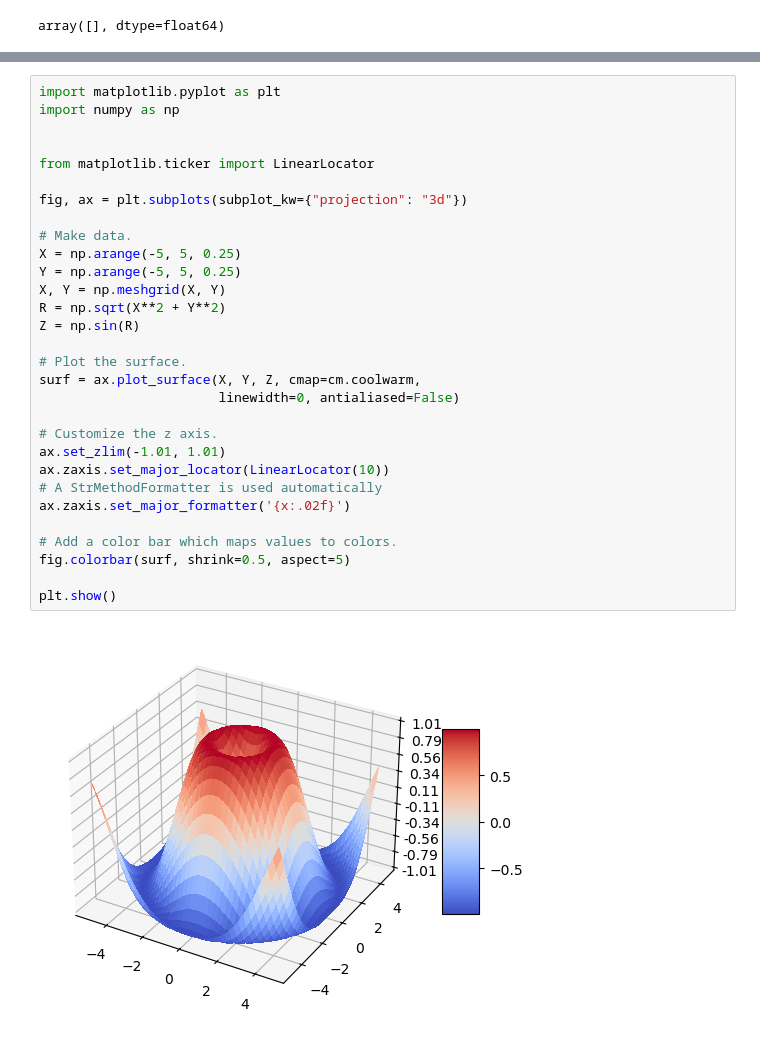
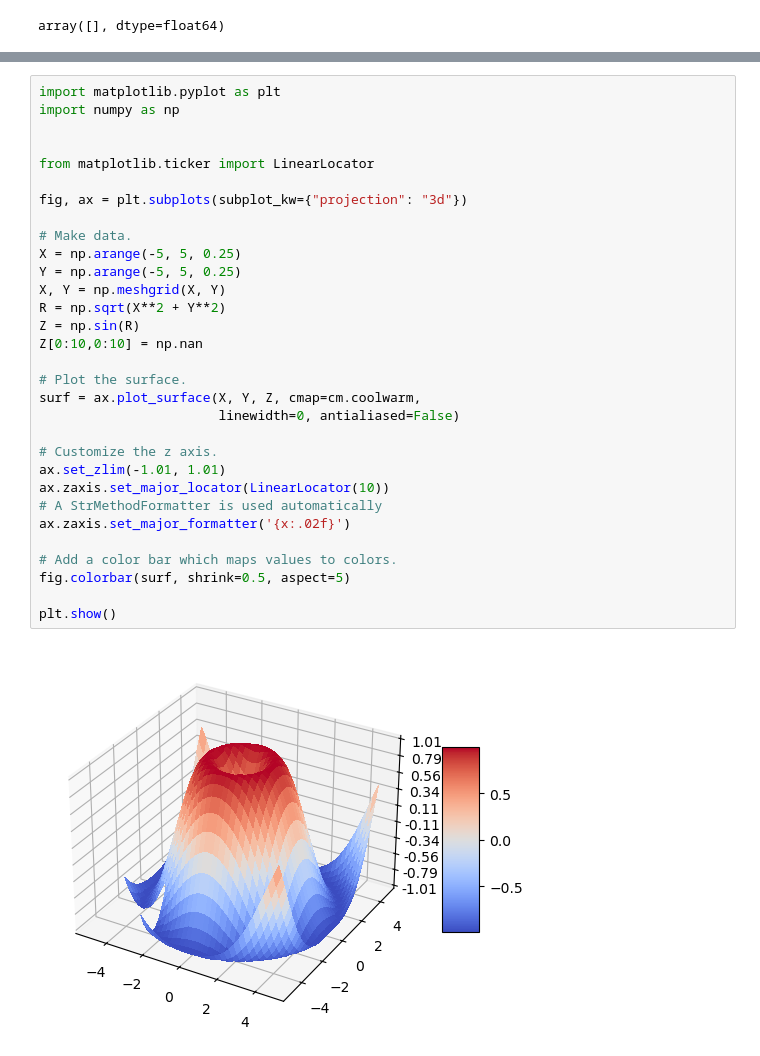
Before and after one commit to aeye-lab/eye-movement-preprocessing, a Jupyter notebook: render_results.ipynb, the cells around one changed output, grey strips where cells are left out. Saved outputs shown, nothing was run; the diff lists cells and outputs as text.

```diff
--- a/render_results.ipynb
+++ b/render_results.ipynb
@@ -302,31 +305,32 @@ y_mapping
 import matplotlib.pyplot as plt
 import numpy as np
 
 
 from matplotlib.ticker import LinearLocator
 
 fig, ax = plt.subplots(subplot_kw={"projection": "3d"})
 
 # Make data.
 X = np.arange(-5, 5, 0.25)
 Y = np.arange(-5, 5, 0.25)
 X, Y = np.meshgrid(X, Y)
 R = np.sqrt(X**2 + Y**2)
 Z = np.sin(R)
+Z[0:10,0:10] = np.nan
 
 # Plot the surface.
 surf = ax.plot_surface(X, Y, Z, cmap=cm.coolwarm,
                        linewidth=0, antialiased=False)
 
 # Customize the z axis.
 ax.set_zlim(-1.01, 1.01)
 ax.zaxis.set_major_locator(LinearLocator(10))
 # A StrMethodFormatter is used automatically
 ax.zaxis.set_major_formatter('{x:.02f}')
 
 # Add a color bar which maps values to colors.
 fig.colorbar(surf, shrink=0.5, aspect=5)
 
 plt.show()
 # %% [output]
-[figure, old version]
+[figure, new version]
```
Also changed, not shown: parts of 10 cells of this notebook, 2 other files.
